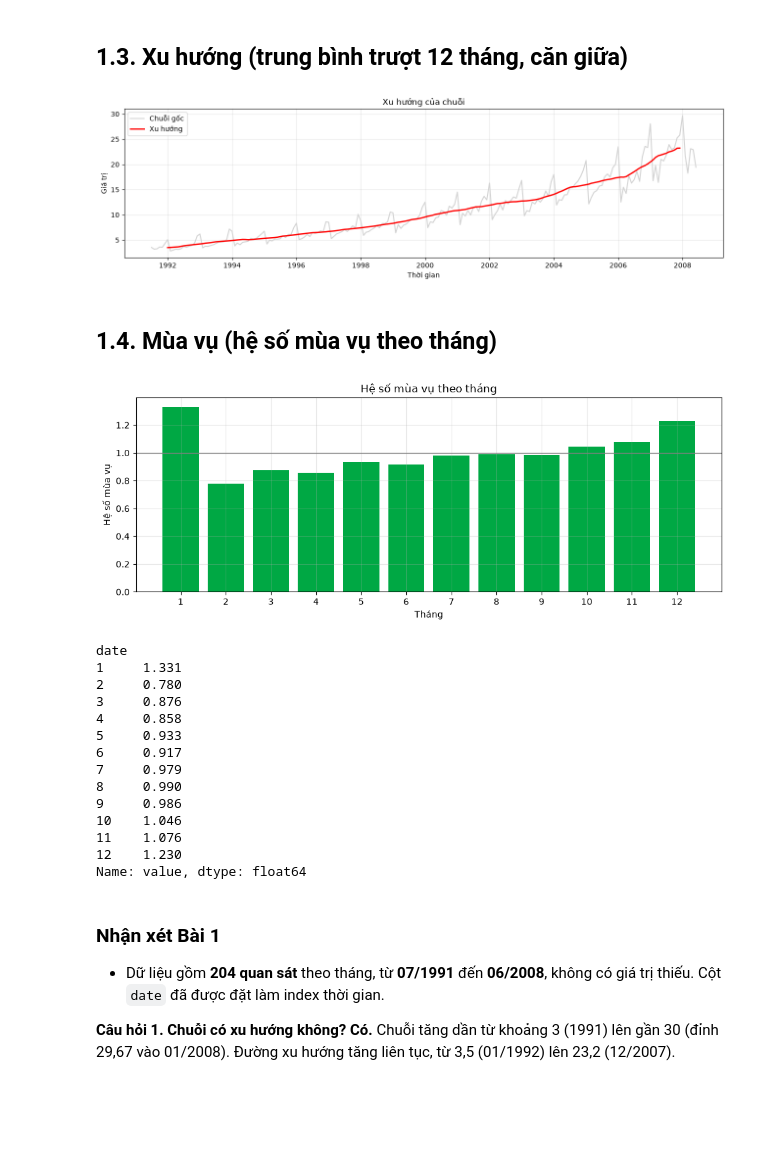
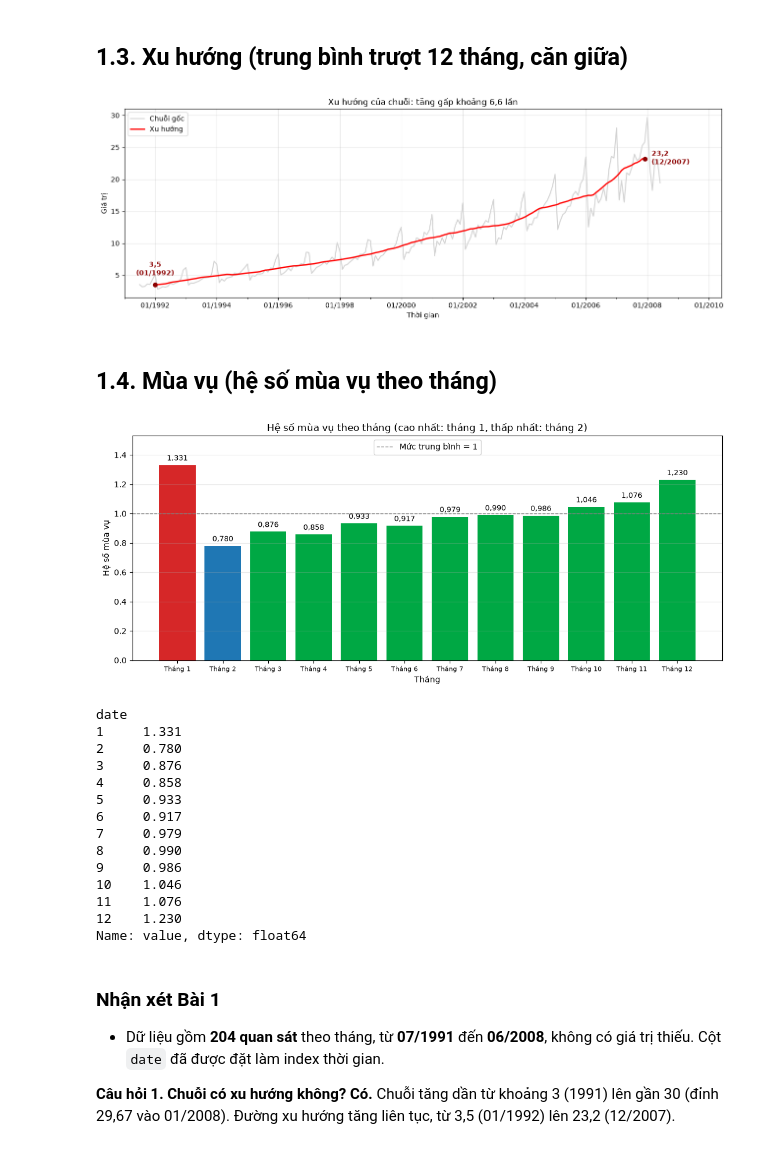
Before and after one commit to kyen-p/TimeSeries, a Jupyter notebook: Lab_2/docs/bai_tap_thuc_hanh/lab2_description.ipynb, the cells around one changed output. Saved outputs shown, nothing was run; the diff lists cells and outputs as text; code cells hidden in the pictures; blank space fills up the shorter version.

```diff
--- a/Lab_2/docs/bai_tap_thuc_hanh/lab2_description.ipynb
+++ b/Lab_2/docs/bai_tap_thuc_hanh/lab2_description.ipynb
@@ -75,19 +95,30 @@ plt.show()
 # %%
 ma12 = y.rolling(window=12).mean()
 trend = (ma12.shift(-5) + ma12.shift(-6)) / 2   # căn giữa cửa sổ 12 tháng
+tr = trend.dropna()
 
-plt.figure(figsize=(13, 4))
+plt.figure(figsize=(13, 4.8))
 plt.plot(y.index, y, color="lightgray", label="Chuỗi gốc")
-plt.plot(trend.index, trend, color="red", linewidth=2, label="Xu hướng")
-plt.title("Xu hướng của chuỗi")
+plt.plot(tr.index, tr, color="red", linewidth=2, label="Xu hướng")
+plt.plot(tr.index[[0, -1]], tr.iloc[[0, -1]], "o", color="darkred")
+plt.annotate(f"{so(tr.iloc[0])}\n({tr.index[0]:%m/%Y})", (tr.index[0], tr.iloc[0]), textcoords="offset points",
+             xytext=(0, 14), ha="center", color="darkred", fontweight="bold")
+plt.annotate(f"{so(tr.iloc[-1])}\n({tr.index[-1]:%m/%Y})", (tr.index[-1], tr.iloc[-1]), textcoords="offset points",
+             xytext=(10, -8), ha="left", color="darkred", fontweight="bold")
+plt.title(f"Xu hướng của chuỗi: tăng gấp khoảng {so(tr.iloc[-1] / tr.iloc[0])} lần")
 plt.xlabel("Thời gian")
 plt.ylabel("Giá trị")
-plt.legend()
+plt.legend(loc="upper left")
 plt.grid(True, alpha=0.3)
+ax = plt.gca()
+ax.set_xlim(y.index[0] - pd.DateOffset(months=6), y.index[-1] + pd.DateOffset(months=24))
+ax.xaxis.set_major_locator(mdates.YearLocator(2))
+ax.xaxis.set_major_formatter(mdates.DateFormatter("%m/%Y"))
+ax.xaxis.set_minor_locator(mdates.YearLocator(1))
 plt.tight_layout()
 plt.show()
 # %% [output]
-[figure, old version]
+[figure, new version]
 # %% [markdown]
 ## 1.4. Mùa vụ (hệ số mùa vụ theo tháng)
 # %%
@@ -95,20 +126,28 @@ ratio = y / trend
 seasonal_index = ratio.groupby(ratio.index.month).mean()
 seasonal_index = seasonal_index / seasonal_index.mean()   # trung bình 12 hệ số = 1
 
-plt.figure(figsize=(10, 4))
-plt.bar(seasonal_index.index, seasonal_index.values, color="#00A844")
-plt.axhline(1, color="gray", linewidth=1)
-plt.xticks(range(1, 13))
-plt.title("Hệ số mùa vụ theo tháng")
+thang_cao, thang_thap = seasonal_index.idxmax(), seasonal_index.idxmin()
+mau = ["#d62728" if m == thang_cao else "#1f77b4" if m == thang_thap else "#00A844"
+       for m in seasonal_index.index]
+
+plt.figure(figsize=(11, 4.8))
+cot = plt.bar(seasonal_index.index, seasonal_index.values, color=mau)
+for c, v in zip(cot, seasonal_index.values):
+    plt.text(c.get_x() + c.get_width() / 2, v + 0.02, so(v, 3), ha="center", va="bottom", fontsize=9)
+plt.axhline(1, color="gray", linestyle="--", linewidth=1, label="Mức trung bình = 1")
+plt.xticks(range(1, 13), [f"Tháng {m}" for m in range(1, 13)], fontsize=8)
+plt.ylim(0, seasonal_index.max() * 1.15)
+plt.title(f"Hệ số mùa vụ theo tháng (cao nhất: tháng {thang_cao}, thấp nhất: tháng {thang_thap})")
 plt.xlabel("Tháng")
 plt.ylabel("Hệ số mùa vụ")
-plt.grid(True, alpha=0.3)
+plt.legend(loc="upper center")
+plt.grid(True, axis="y", alpha=0.3)
 plt.tight_layout()
 plt.show()
 
 print(seasonal_index.round(3))
 # %% [output]
-[figure, old version]
+[figure, new version]
 date
 1     1.331
 2     0.780
```
Also changed, not shown: parts of 8 cells of this notebook, 8 other files.
